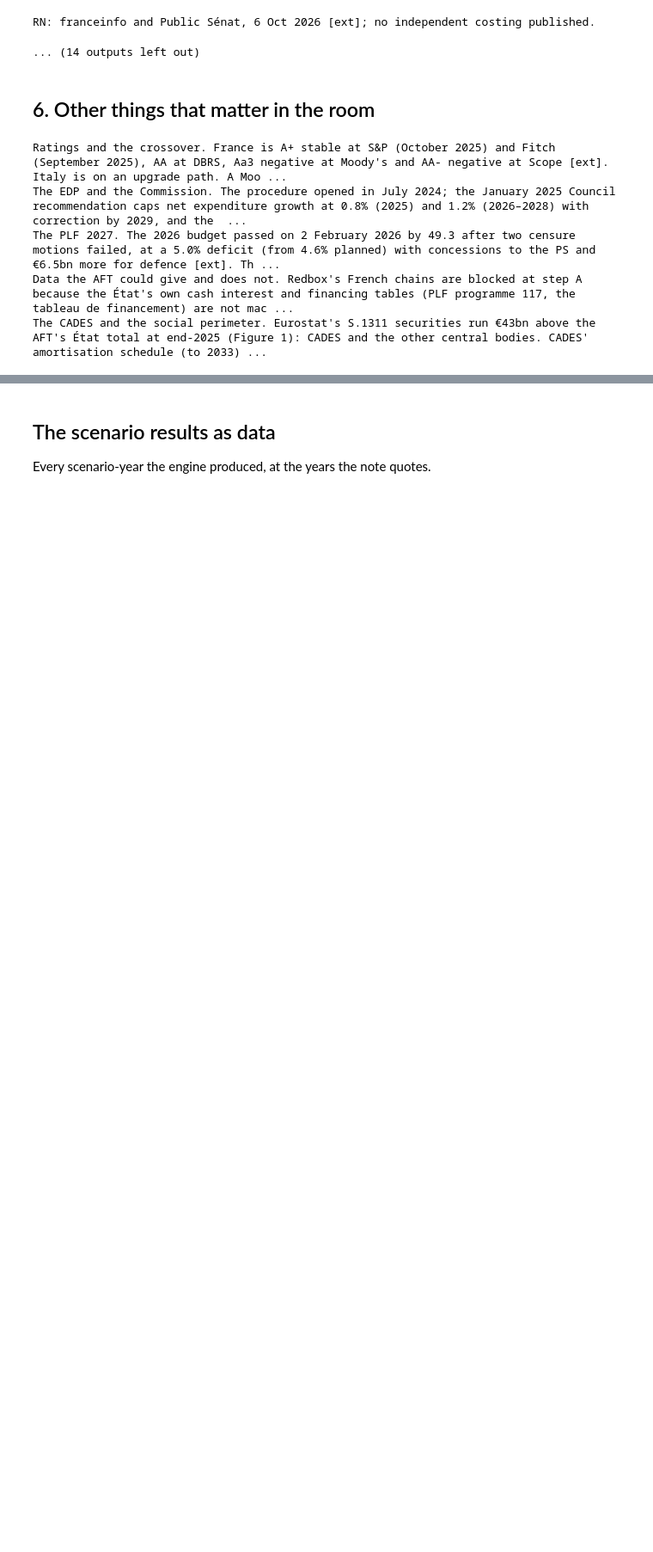
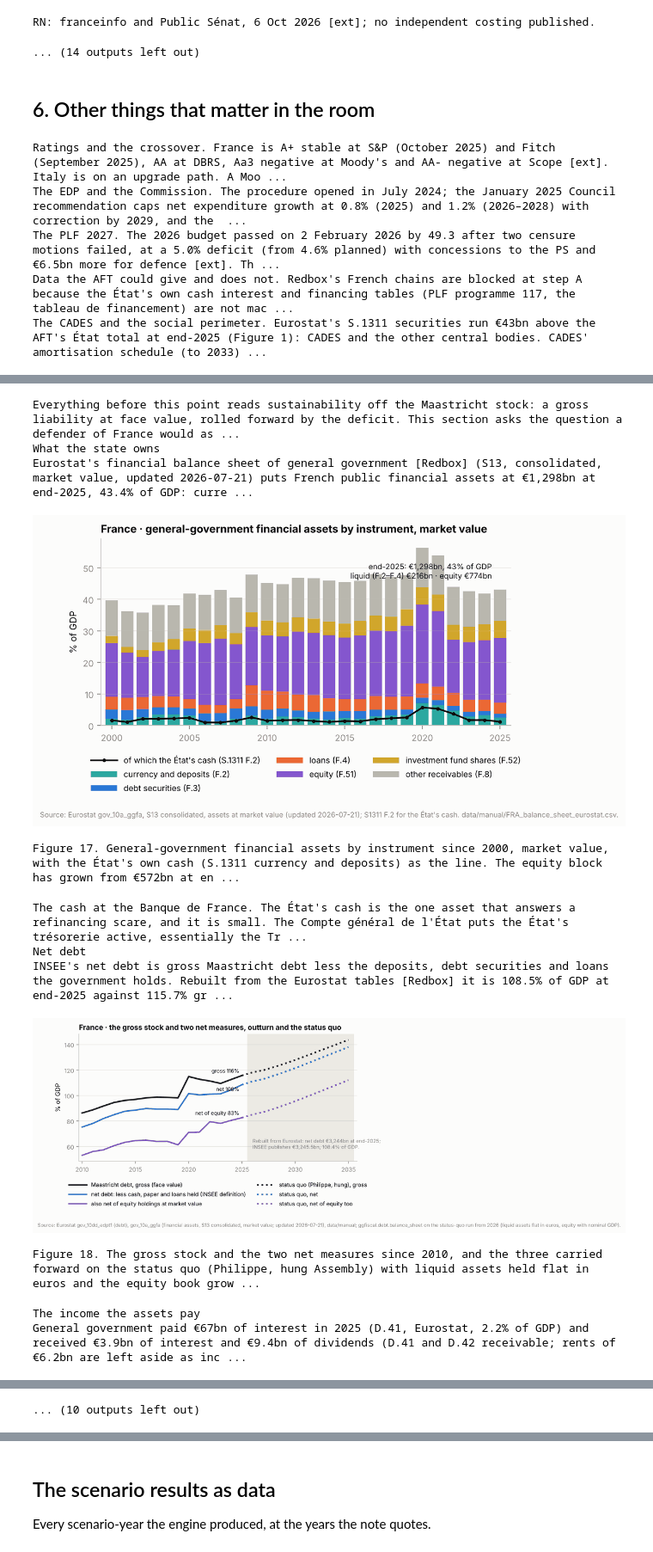
Before and after one commit to adrianchiu1/redbox, a Jupyter notebook: notebooks/France_fiscal_brief_20261013.ipynb, the cells around one changed output, grey strips where cells are left out. Shown at 86% size. Cells and saved outputs as stored; diff of their text form; code cells hidden in the pictures; blank space fills up the shorter version.

```diff
--- a/notebooks/France_fiscal_brief_20261013.ipynb
+++ b/notebooks/France_fiscal_brief_20261013.ipynb
@@ -229,0 +237,15 @@ The CADES and the social perimeter. Eurostat's S.1311 securities run €43bn abo
+# %%
+section("s9")
+# %% [output]
+Everything before this point reads sustainability off the Maastricht stock: a gross liability at face value, rolled forward by the deficit. This section asks the question a defender of France would as ...
+What the state owns
+Eurostat's financial balance sheet of general government [Redbox] (S13, consolidated, market value, updated 2026-07-21) puts French public financial assets at €1,298bn at end-2025, 43.4% of GDP: curre ...
+[figure, added]
+Figure 17. General-government financial assets by instrument since 2000, market value, with the État's own cash (S.1311 currency and deposits) as the line. The equity block has grown from €572bn at en ...
+The cash at the Banque de France. The État's cash is the one asset that answers a refinancing scare, and it is small. The Compte général de l'État puts the État's trésorerie active, essentially the Tr ...
+Net debt
+INSEE's net debt is gross Maastricht debt less the deposits, debt securities and loans the government holds. Rebuilt from the Eurostat tables [Redbox] it is 108.5% of GDP at end-2025 against 115.7% gr ...
+[figure, added]
+Figure 18. The gross stock and the two net measures since 2010, and the three carried forward on the status quo (Philippe, hung Assembly) with liquid assets held flat in euros and the equity book grow ...
+The income the assets pay
+General government paid €67bn of interest in 2025 (D.41, Eurostat, 2.2% of GDP) and received €3.9bn of interest and €9.4bn of dividends (D.41 and D.42 receivable; rents of €6.2bn are left aside as inc ...
@@ -230 +259,2 @@ The CADES and the social perimeter. Eurostat's S.1311 securities run €43bn abo
+... (10 outputs left out)
 # %% [markdown]
```
Also changed, not shown: parts of 11 cells of this notebook, 26 other files.
